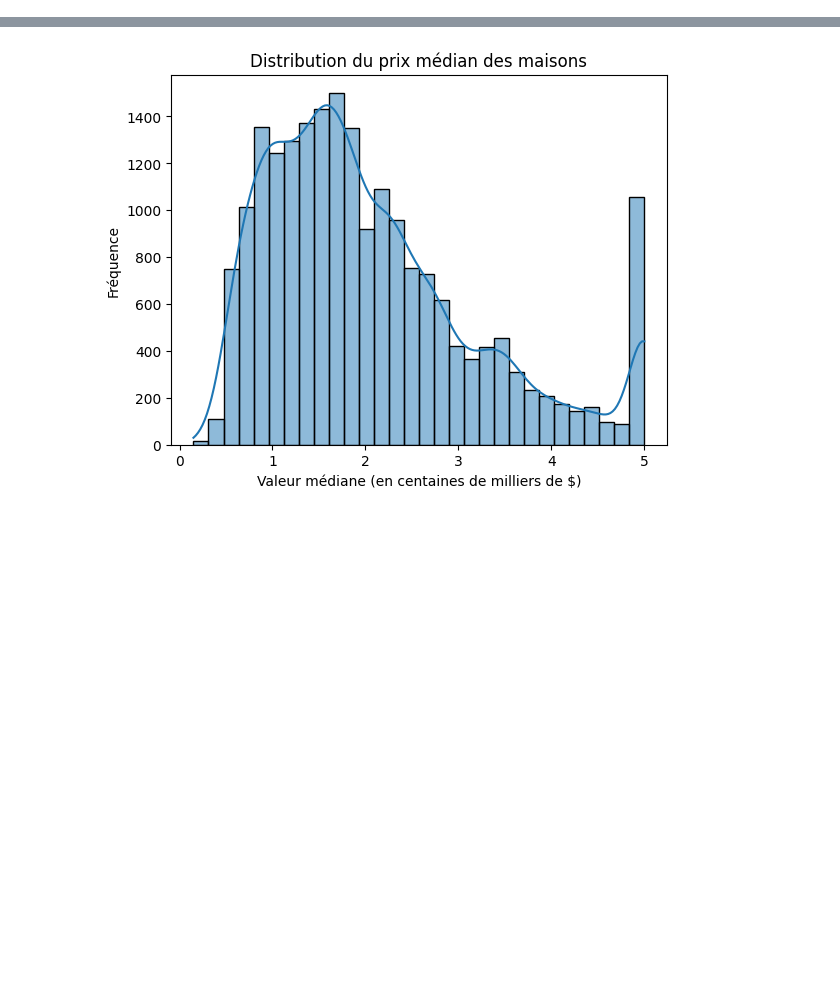
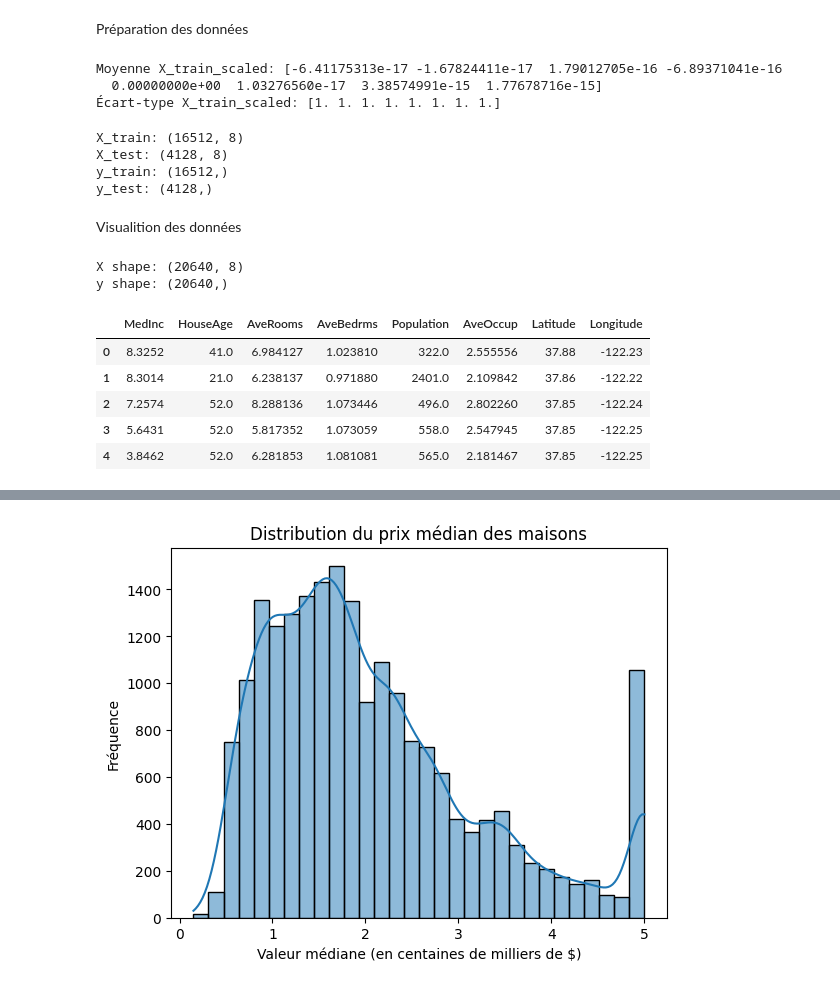
Before and after one commit to Abdullah-0305/ML_IA, a Jupyter notebook: notebooks/01_exploration.ipynb, the cells around one changed output, grey strips where cells are left out. Drawn from its saved outputs; the diff is of its cells as text; code cells hidden in the pictures; blank space fills up the shorter version.

Commit message:
Préparation des données

```diff
--- a/notebooks/01_exploration.ipynb
+++ b/notebooks/01_exploration.ipynb
@@ -0,0 +1,58 @@
+# %% [markdown]
+Préparation des données
+# %%
+from sklearn.preprocessing import StandardScaler
+
+scaler = StandardScaler()
+
+# On ajuste le scaler sur les données d'entraînement et transforme
+X_train_scaled = scaler.fit_transform(X_train)
+X_test_scaled = scaler.transform(X_test)
+
+# Vérification rapide
+print("Moyenne X_train_scaled:", X_train_scaled.mean(axis=0))
+print("Écart-type X_train_scaled:", X_train_scaled.std(axis=0))
+# %% [output]
+Moyenne X_train_scaled: [-6.41175313e-17 -1.67824411e-17  1.79012705e-16 -6.89371041e-16
+  0.00000000e+00  1.03276560e-17  3.38574991e-15  1.77678716e-15]
+Écart-type X_train_scaled: [1. 1. 1. 1. 1. 1. 1. 1.]
+# %%
+from sklearn.model_selection import train_test_split
+
+# 80% train, 20% test
+X_train, X_test, y_train, y_test = train_test_split(
+    X, y, test_size=0.2, random_state=42
+)
+
+# Vérifier les dimensions
+print("X_train:", X_train.shape)
+print("X_test:", X_test.shape)
+print("y_train:", y_train.shape)
+print("y_test:", y_test.shape)
+# %% [output]
+X_train: (16512, 8)
+X_test: (4128, 8)
+y_train: (16512,)
+y_test: (4128,)
+# %% [markdown]
+Visualition des données
+# %%
+# Variables explicatives
+X = df.drop("MedHouseVal", axis=1)
+
+# Variable cible
+y = df["MedHouseVal"]
+
+# Vérifier
+print("X shape:", X.shape)
+print("y shape:", y.shape)
+X.head()
+# %% [output]
+X shape: (20640, 8)
+y shape: (20640,)
+|  | MedInc | HouseAge | AveRooms | AveBedrms | Population | AveOccup | Latitude | Longitude |
+| 0 | 8.3252 | 41.0 | 6.984127 | 1.023810 | 322.0 | 2.555556 | 37.88 | -122.23 |
+| 1 | 8.3014 | 21.0 | 6.238137 | 0.971880 | 2401.0 | 2.109842 | 37.86 | -122.22 |
+| 2 | 7.2574 | 52.0 | 8.288136 | 1.073446 | 496.0 | 2.802260 | 37.85 | -122.24 |
+| 3 | 5.6431 | 52.0 | 5.817352 | 1.073059 | 558.0 | 2.547945 | 37.85 | -122.25 |
+| 4 | 3.8462 | 52.0 | 6.281853 | 1.081081 | 565.0 | 2.181467 | 37.85 | -122.25 |
```
Also changed, not shown: parts of 2 cells of this notebook.
